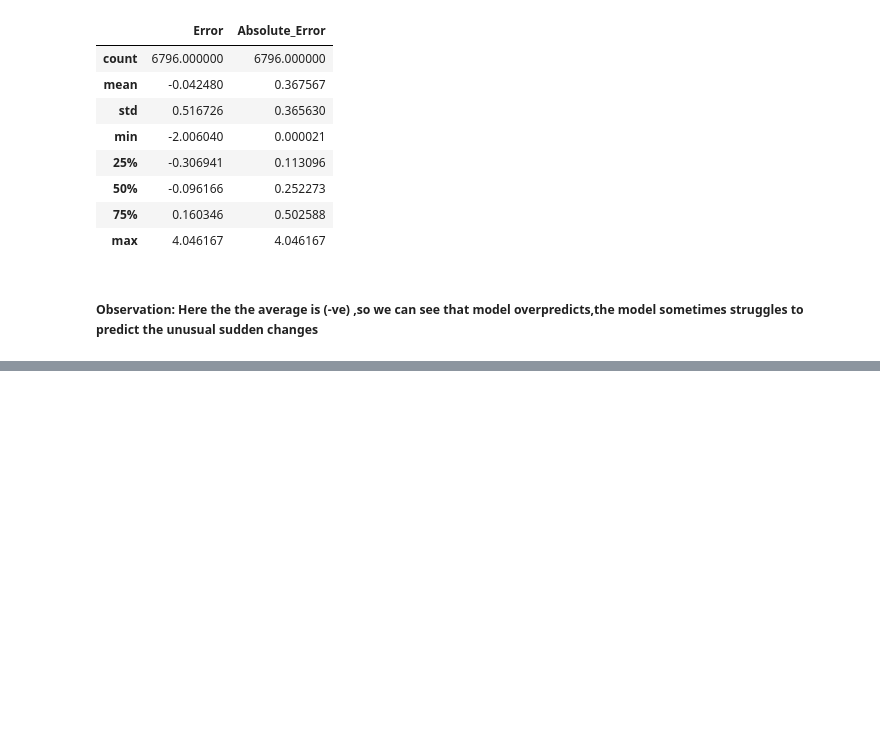
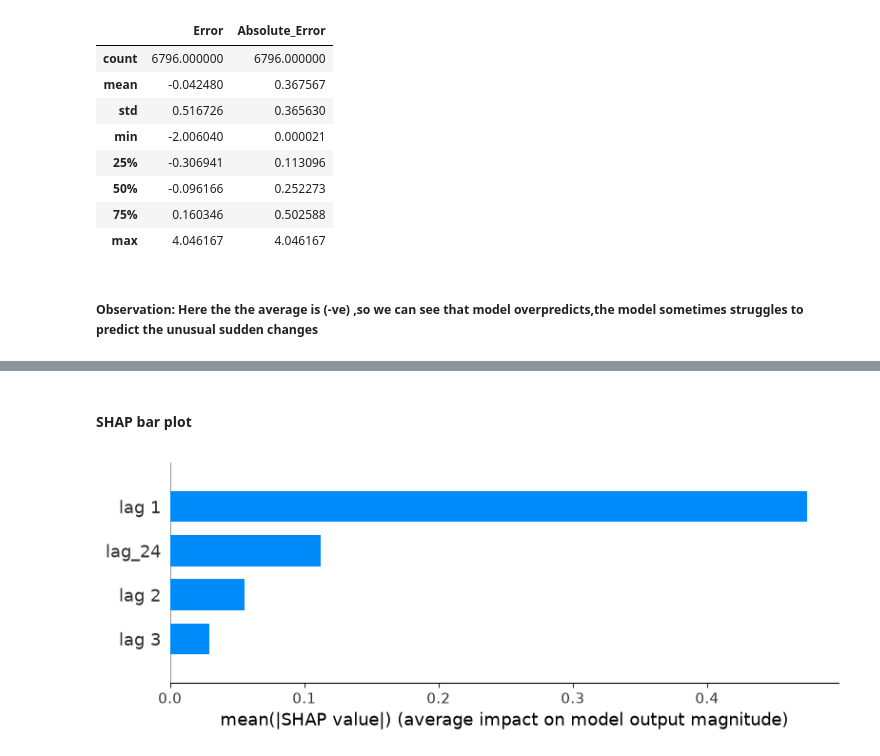
Before and after one commit to Shinoji24/explainable-household-electricity-forecasting, a Jupyter notebook: household_electricity_forecasting.ipynb, the cells around one changed output, grey strips where cells are left out. Drawn from its saved outputs; the diff is of its cells as text; code cells hidden in the pictures; blank space fills up the shorter version.

```diff
--- a/household_electricity_forecasting.ipynb
+++ b/household_electricity_forecasting.ipynb
@@ -1432,0 +1721,8 @@ prediction_df[['Error','Absolute_Error']].describe()
+# %% [markdown]
+#### SHAP bar plot
+# %%
+shap.summary_plot(shap_values,x_test,plot_type='bar',show=False)
+plt.savefig("shap_feature_importance.png", dpi=300, bbox_inches="tight")
+plt.show()
+# %% [output]
+[figure, added]
```
Also changed, not shown: parts of 70 cells of this notebook, 7 other files.
